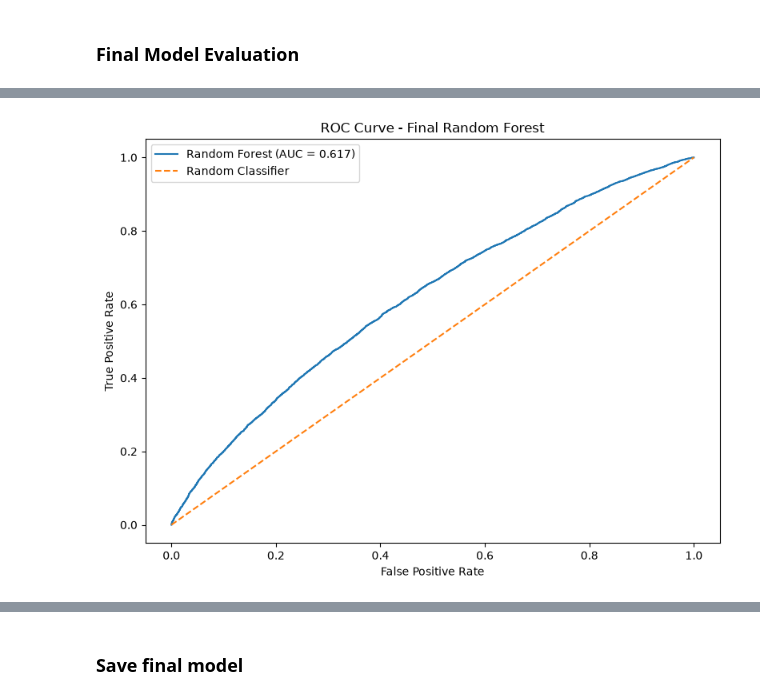
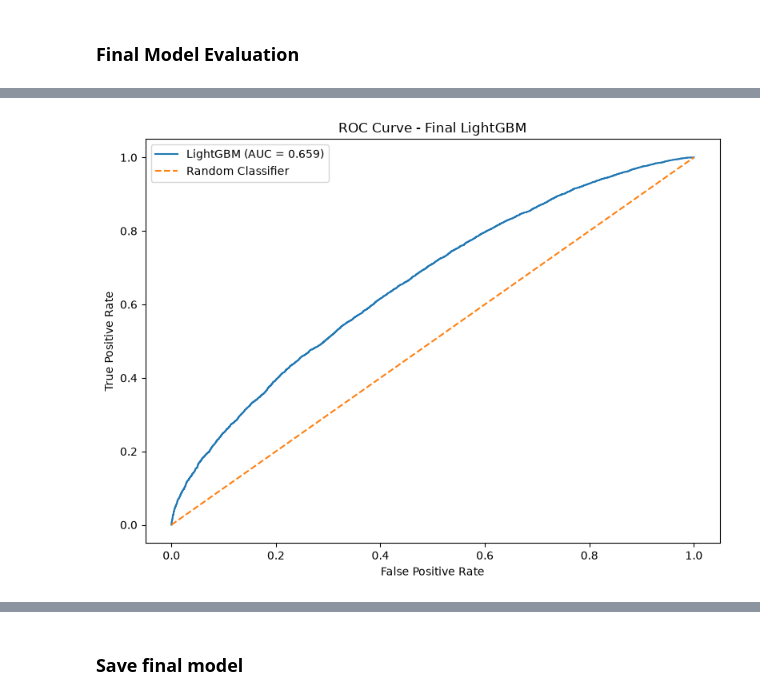
Before and after one commit to RyanCJC/e-commerce-ai-ml-retention-platform, a Jupyter notebook: notebooks/07-Model_Tuning.ipynb, the cells around one changed output, grey strips where cells are left out. Cells and saved outputs as stored; diff of their text form; code cells hidden in the pictures.

Commit message:
Redo ML Features Engineering, Model Building and Tuning, Docker Setup, Overall Local MLOps Deployment Pipeline

```diff
--- a/notebooks/07-Model_Tuning.ipynb
+++ b/notebooks/07-Model_Tuning.ipynb
@@ -473,7 +477,7 @@ rf_param_grid = {
     "model__min_samples_split": [2, 5, 10, 20],
     "model__min_samples_leaf": [1, 2, 5, 10],
     "model__max_features": ["sqrt", "log2", None],
-    "model__class_weight": [None, "balanced"]
+    "model__class_weight": ["balanced"]
 }
 # %%
 with mlflow.start_run(run_name="random_forest_tuning") as run:
@@ -481,7 +485,7 @@ with mlflow.start_run(run_name="random_forest_tuning") as run:
         estimator=rf_pipeline,
         param_distributions=rf_param_grid,
         n_iter=30,
-        scoring="f1",
+        scoring="f1_macro",
         cv=cv,
         random_state=42,
         n_jobs=-1,
@@ -780,0 +738,8 @@ Pipeline(steps=[('preprocessor',
+# %%
+# Explicitly select the overall winner based on the comparison table
+best_model_name = tuned_results.iloc[0]["model"]
+
+best_model = tuned_models[best_model_name]
+
+print(f"Selected best model: {best_model_name}")
+print(best_model)
@@ -781,10 +764,8 @@ Pipeline(steps=[('preprocessor',
 # %% [markdown]
 ### Final Model Evaluation
 # %%
-final_model = baseline_lgbm
-
-y_pred = final_model.predict(X_test)
-y_prob = final_model.predict_proba(X_test)[:, 1]
+y_pred = best_model.predict(X_test)
+y_prob = best_model.predict_proba(X_test)[:, 1]
 print(y_pred)
 print(y_prob)
 # %% [output]
@@ -845,35 +826,35 @@ plt.show()
 # %%
 from sklearn.metrics import roc_curve
 
 
 fpr, tpr, thresholds = roc_curve(
     y_test,
     y_prob
 )
 
 plt.figure(figsize=(8, 6))
 
 plt.plot(
     fpr,
     tpr,
-    label=f"Random Forest (AUC = {final_metrics['roc_auc']:.3f})"
+    label=f"LightGBM (AUC = {final_metrics['roc_auc']:.3f})"
 )
 
 plt.plot(
     [0, 1],
     [0, 1],
     linestyle="--",
     label="Random Classifier"
 )
 
 plt.xlabel("False Positive Rate")
 plt.ylabel("True Positive Rate")
-plt.title("ROC Curve - Final Random Forest")
+plt.title("ROC Curve - Final LightGBM")
 plt.legend()
 plt.tight_layout()
 plt.show()
 # %% [output]
-[figure, old version]
+[figure, new version]
 # %%
 with mlflow.start_run(run_name="final_model_evaluation"):
     mlflow.log_param(
```
Also changed, not shown: parts of 27 cells of this notebook, 21 other files.
